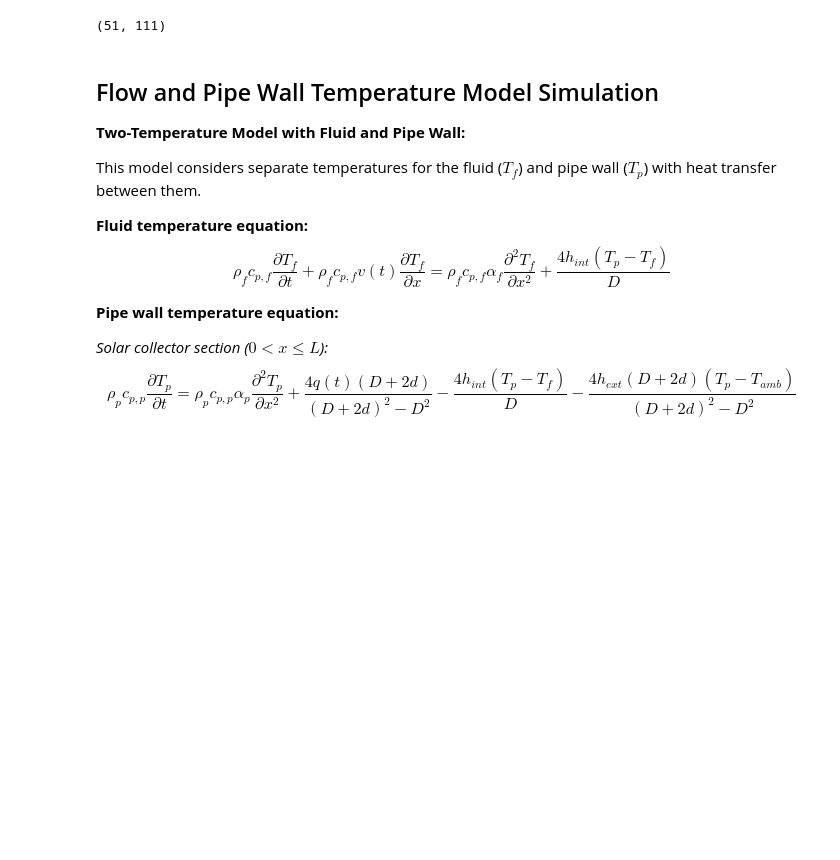
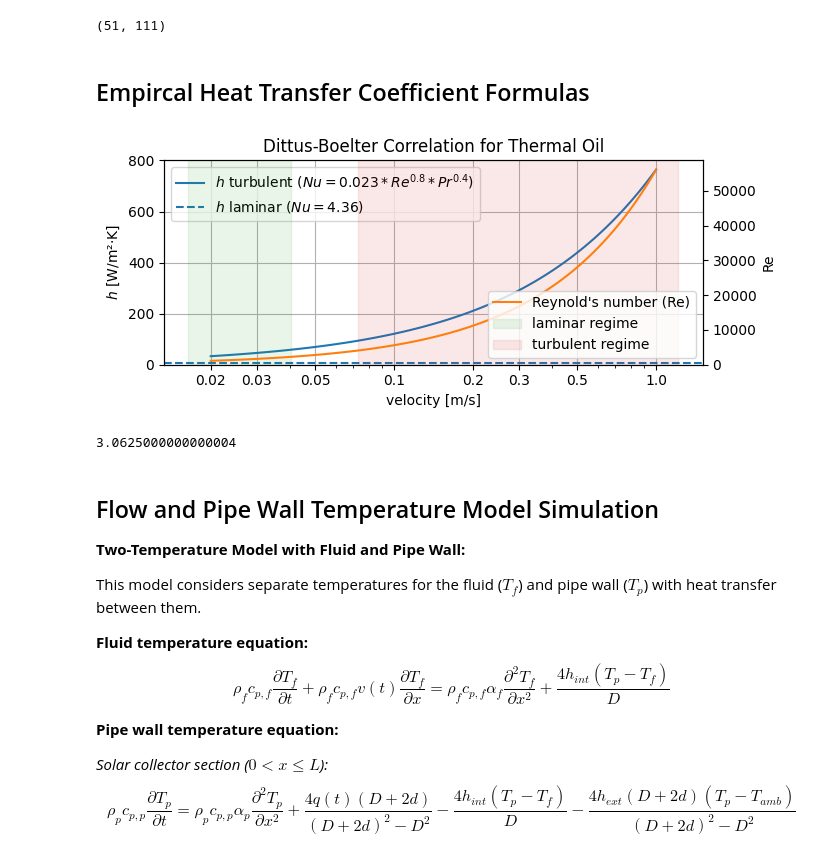
Before and after one commit to billtubbs/solar-collector, a Jupyter notebook: run-solar-collector-dae-pyo-sims.ipynb, the cells around one changed output. Saved outputs shown, nothing was run; the diff lists cells and outputs as text; code cells hidden in the pictures; blank space fills up the shorter version.

Commit message:
Fixed calc errors and coefficients.

```diff
--- a/run-solar-collector-dae-pyo-sims.ipynb
+++ b/run-solar-collector-dae-pyo-sims.ipynb
@@ -133,3 +121,5 @@ T = T.unstack()
 T.shape
 # %% [output]
 (51, 111)
+# %% [markdown]
+## Empircal Heat Transfer Coefficient Formulas
@@ -136,3 +138,77 @@ T.shape
+# %%
+pipe_diameter = PIPE_DIAMETER
+fluid_density = FLUID_DENSITY
+fluid_viscosity = FLUID_DYNAMIC_VISCOSITY
+fluid_thermal_conductivity = FLUID_THERMAL_CONDUCTIVITY
+fluid_specific_heat = FLUID_SPECIFIC_HEAT
+
+velocity = np.logspace(np.log10(0.02), np.log10(1.0), 101)
+
+h_lam = calculate_heat_transfer_coefficient_nusselt(
+    pipe_diameter,
+    fluid_thermal_conductivity,
+    Nu=4.36
+)
+
+h_turb, Re, Pr, Nu = calculate_heat_transfer_coefficient_turbulent(
+    velocity,
+    pipe_diameter,
+    fluid_density,
+    fluid_viscosity,
+    fluid_thermal_conductivity,
+    fluid_specific_heat
+)
+
+fig, ax = plt.subplots(figsize=(7, 3))
+
+ax.semilogx(velocity, h_turb, color='tab:blue', label="$h$ turbulent ($Nu = 0.023 * Re^{0.8} * Pr^{0.4}$)")
+x_ticks = [0.02, 0.03, 0.05, 0.1, 0.2, 0.3, 0.5, 1.0]
+ax.set_xticks(x_ticks)
+ax.set_xticklabels(x_ticks)
+ax.set_ylim([0, None])
+
+ax.axhline(h_lam, color='tab:blue', linestyle='--', label="$h$ laminar ($Nu = 4.36$)")
+ax2 = ax.twinx()
+ax2.plot(velocity, Re, color='tab:orange', label="Reynold's number (Re)")
+ax2.set_ylim([0, None])
+
+v_min_turb = velocity[np.argmin((Re - 4000) ** 2)]
+v_max_lam = velocity[np.argmin((Re - 2300) ** 2)]
+xlim = ax2.get_xlim()
+ylim = ax2.get_ylim()
+y = np.linspace(ylim[0], ylim[1], 2)
+ax2.fill_betweenx(
+    y, np.full_like(y, xlim[0]), x2=np.full_like(y, v_max_lam),
+    color='tab:green', alpha=0.1, label='laminar regime'
+)
+ax2.fill_betweenx(
+    y, np.full_like(y, v_min_turb), x2=np.full_like(y, xlim[1]),
+    color='tab:red', alpha=0.1, label='turbulent regime'
+)
+
+ax.set_xlabel("velocity [m/s]")
+ax.set_ylabel("$h$ [W/m²·K]")
+ax.grid()
+ax.legend(loc='upper left')
+ax.set_title("Dittus-Boelter Correlation for Thermal Oil")
+ax2.set_ylabel("Re")
+ax2.legend(loc='lower right')
+plt.tight_layout()
+plt.show()
+# %% [output]
+[figure, added]
+# %%
+# Calculate Damköhler Number
+L = COLLECTOR_LENGTH  # m
+r = PIPE_DIAMETER / 2.0  # m
+thermal_diffusivity = 2e-6  # m^2/s
+velocity = 0.5  # m/s
+Da = (r**2 / thermal_diffusivity) / (L / velocity)
+
+# Use multi-region models when Da > 2
+Da
+# %% [output]
+3.0625000000000004
 # %% [markdown]
 ## Flow and Pipe Wall Temperature Model Simulation
 
```
Also changed, not shown: parts of 4 cells of this notebook, 3 other files.
